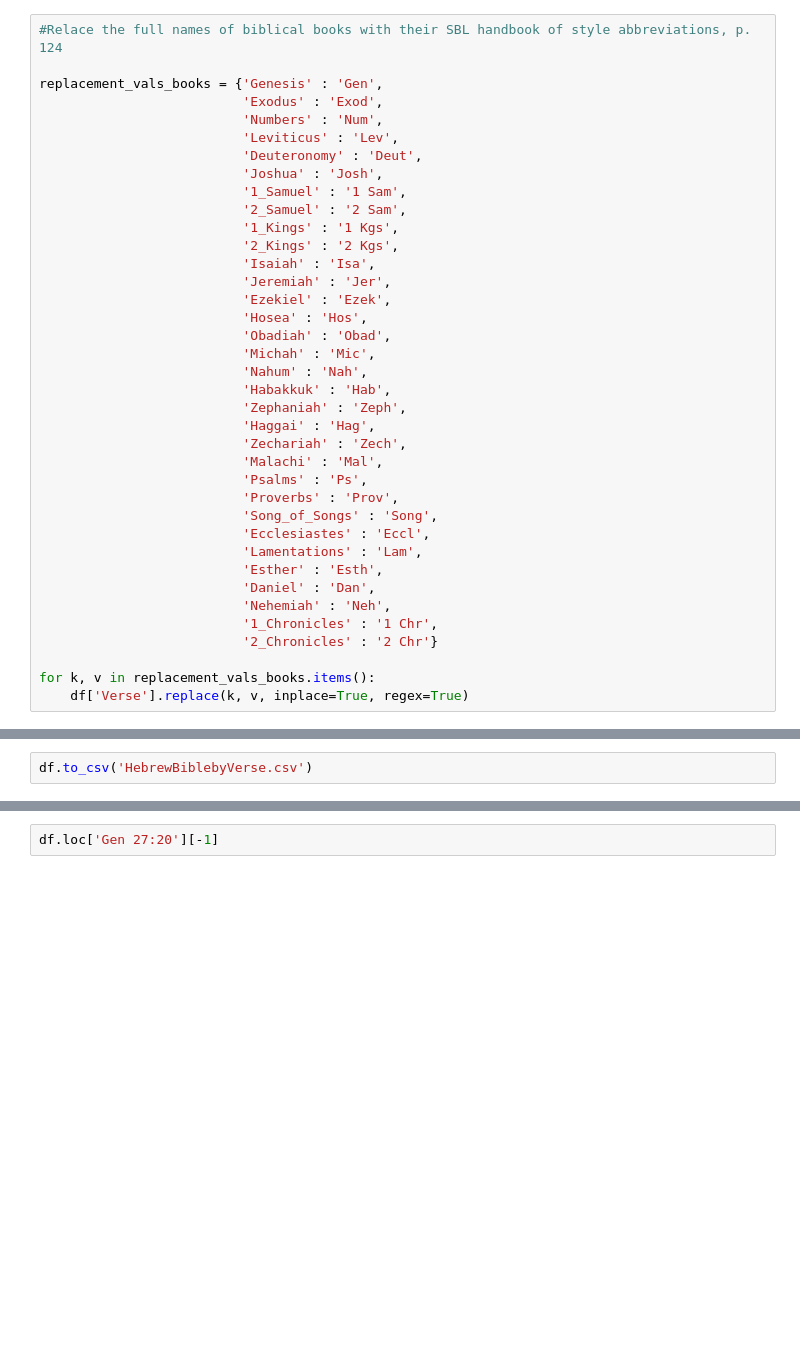
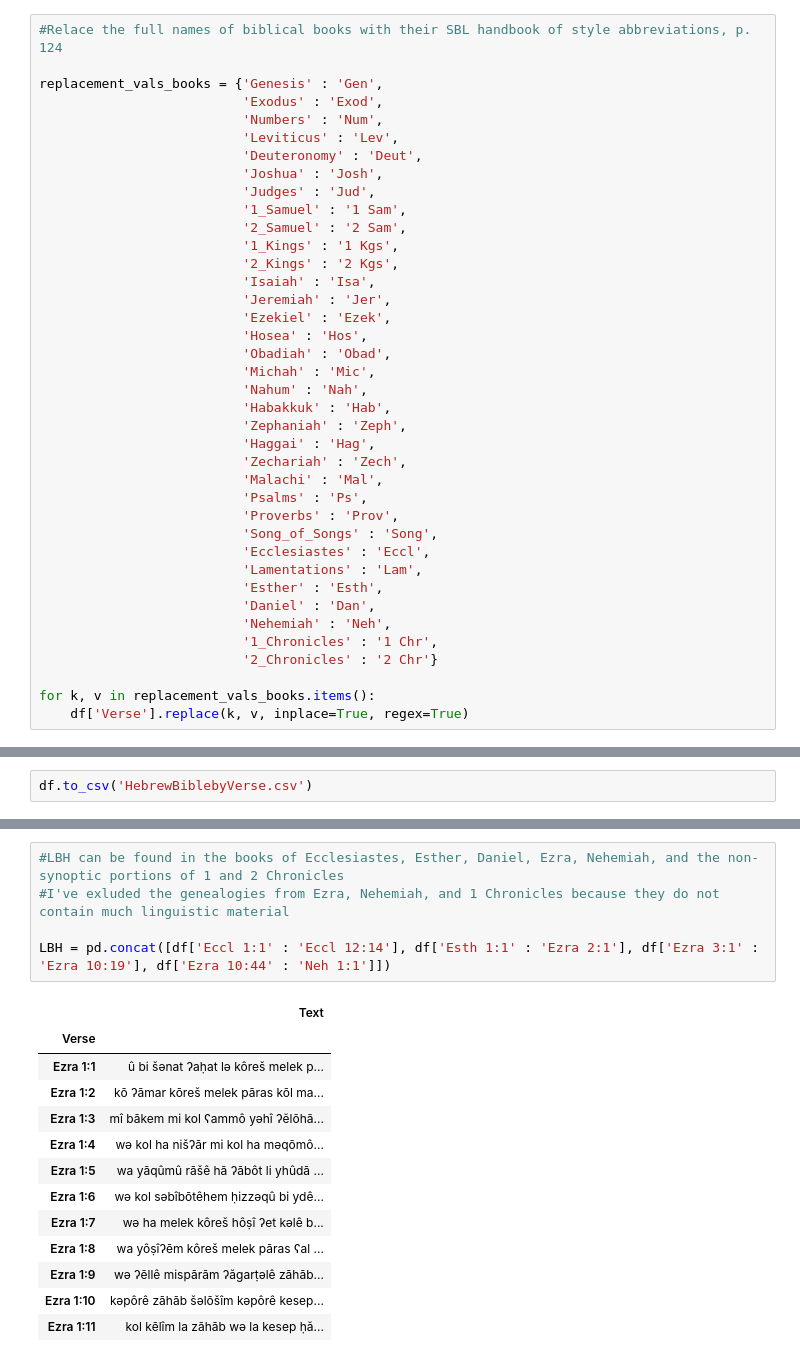
Before and after one commit to gngpostalsrvc/Capstone3, a Jupyter notebook: Capstone 3 - Data Wrangling.ipynb, the cells around one changed output, grey strips where cells are left out. Cells and saved outputs as stored; diff of their text form; blank space fills up the shorter version.

```diff
--- a/Capstone 3 - Data Wrangling.ipynb
+++ b/Capstone 3 - Data Wrangling.ipynb
@@ -87,6 +91,7 @@ replacement_vals_books = {'Genesis' : 'Gen',
                           'Leviticus' : 'Lev',
                           'Deuteronomy' : 'Deut',
                           'Joshua' : 'Josh',
+                          'Judges' : 'Jud',
                           '1_Samuel' : '1 Sam',
                           '2_Samuel' : '2 Sam',
                           '1_Kings' : '1 Kgs',
@@ -178,2 +214,19 @@ df.loc['Dan 2:4' : 'Dan 7:28']
 # %%
-df.loc['Gen 27:20'][-1]
+#LBH can be found in the books of Ecclesiastes, Esther, Daniel, Ezra, Nehemiah, and the non-synoptic portions of 1 and 2 Chronicles
+#I've exluded the genealogies from Ezra, Nehemiah, and 1 Chronicles because they do not contain much linguistic material
+
+LBH = pd.concat([df['Eccl 1:1' : 'Eccl 12:14'], df['Esth 1:1' : 'Ezra 2:1'], df['Ezra 3:1' : 'Ezra 10:19'], df['Ezra 10:44' : 'Neh 1:1']])
+# %% [output]
+|  | Text |
+| Verse |  |
+| Ezra 1:1 | û bi šənat ʔaḥat lə kôreš melek p... |
+| Ezra 1:2 | kō ʔāmar kōreš melek pāras kōl ma... |
+| Ezra 1:3 | mî bākem mi kol ʕammô yəhî ʔĕlōhā... |
+| Ezra 1:4 | wə kol ha nišʔār mi kol ha məqōmô... |
+| Ezra 1:5 | wa yāqûmû rāšê hā ʔābôt li yhûdā ... |
+| Ezra 1:6 | wə kol səbîbōtêhem ḥizzəqû bi ydê... |
+| Ezra 1:7 | wə ha melek kôreš hôṣî ʔet kəlê b... |
+| Ezra 1:8 | wa yôṣîʔēm kôreš melek pāras ʕal ... |
+| Ezra 1:9 | wə ʔēllê mispārām ʔăgarṭəlê zāhāb... |
+| Ezra 1:10 | kəpôrê zāhāb šəlōšîm kəpôrê kesep... |
+| Ezra 1:11 | kol kēlîm la zāhāb wə la kesep ḥă... |
```
Also changed, not shown: parts of 20 cells of this notebook, 7 other files.
